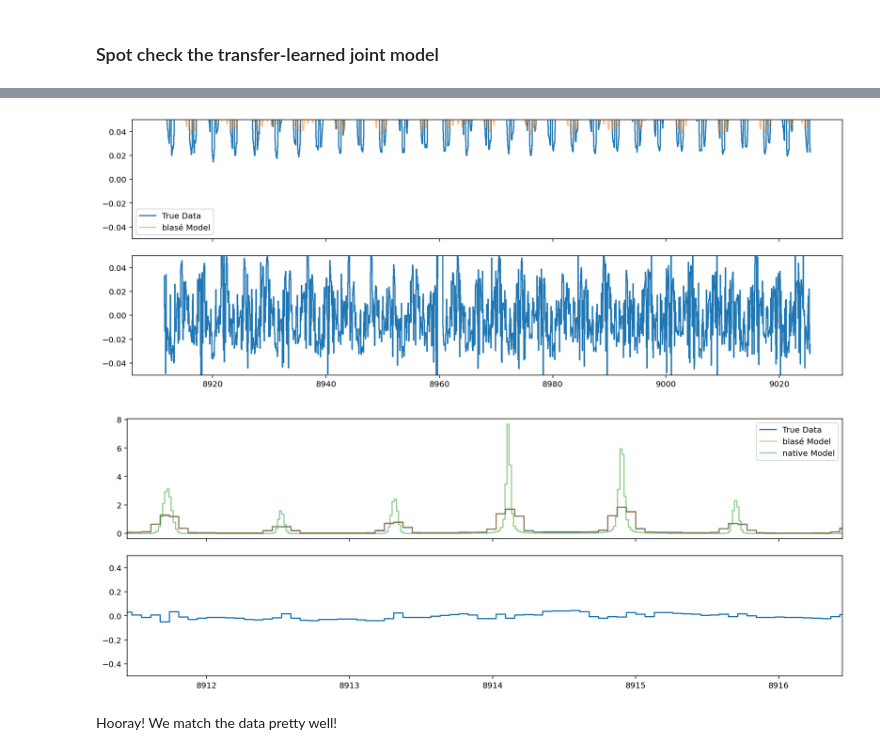
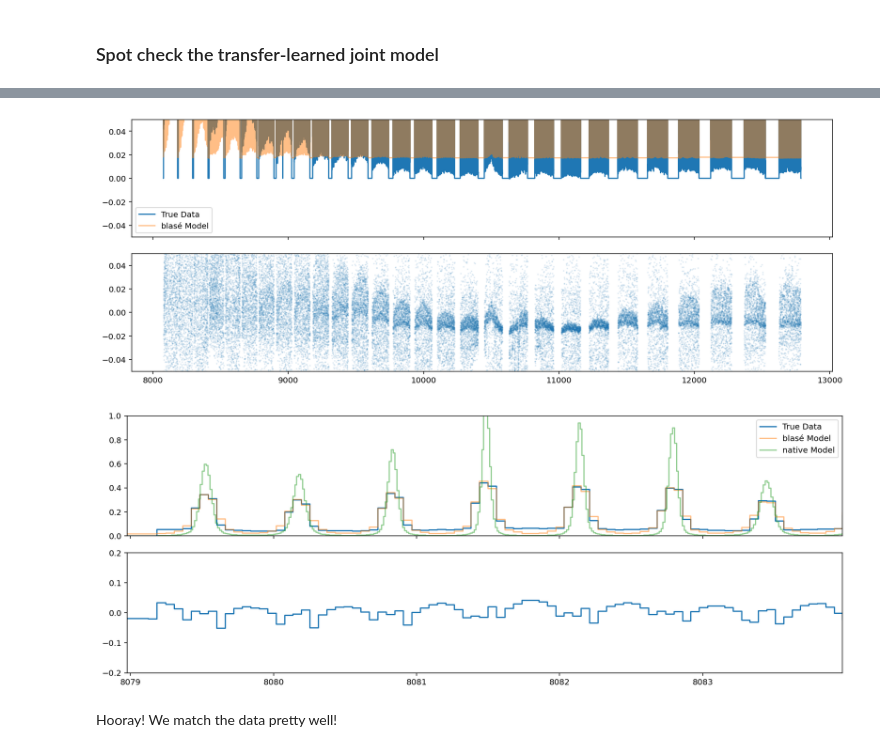
Before and after one commit to gully/coldrum, a Jupyter notebook: notebooks/02_calibration/02_calibrate_HPF_LFC.ipynb, the cells around one changed output, grey strips where cells are left out. Drawn from its saved outputs; the diff is of its cells as text; code cells hidden in the pictures.

Commit message:
Scale out blase to an entire HPF LFC spectrum

```diff
--- a/notebooks/02_calibration/02_calibrate_HPF_LFC.ipynb
+++ b/notebooks/02_calibration/02_calibrate_HPF_LFC.ipynb
@@ -195,7 +258,7 @@ def modulation_func(lengthscale, modamp1, modamp2, wl):
     costerm = modamp2 * torch.cos(2.0 * math.pi * wl/lengthscale)
     return sinterm + costerm
 # %%
-modulation_params = torch.tensor([7.7, 0.1, 0.0], requires_grad=True, dtype=torch.double)
+modulation_params = torch.tensor([7.7, 0.1, 0.0], requires_grad=True, dtype=torch.double, device=device)
 # %%
 tuning_params = list(filter(lambda p: p.requires_grad, emission_model.parameters()))\
                 + [const_term] \
@@ -224,7 +285,7 @@ tuning_params
 # %%
 optimizer = optim.Adam(tuning_params,0.05,amsgrad=True)
 # %%
-n_epochs = 500
+n_epochs = 100
 losses = []
 # %% [markdown]
 First, we need to assign uncertainty to the data in order to weigh the prior against new data:
@@ -237,3 +298,5 @@ make an adhoc kernel to convolve with
 #    lhs = emission_model.forward().unsqueeze(0).unsqueeze(1)
 #    rhs = kernel#.unsqueeze(0).unsqueeze(1)
 #    out = torch.nn.functional.conv1d(lhs, rhs, padding='same').squeeze()
+# %%
+fixed_wl = emission_model.wl_native.to(device)
@@ -245,7 +313,7 @@ for epoch in t_iter:
 
     flux = emission_model.forward()
     lengthscale, modamp1, modamp2 = modulation_params
-    modulated_flux = modulation_func(lengthscale, modamp1, modamp2, emission_model.wl_native) + flux
+    modulated_flux = modulation_func(lengthscale, modamp1, modamp2, fixed_wl) + flux
     kernel_term = torch.exp(kernel.unsqueeze(0).unsqueeze(1))
     warped_flux = torch.nn.functional.conv1d(modulated_flux.unsqueeze(0).unsqueeze(1),
                                              kernel_term/kernel_term.sum(), padding='same').squeeze()
@@ -290,14 +361,14 @@ ax1.legend();
 # %%
 fig, (ax1, ax2) = plt.subplots(nrows=2, figsize=(13, 5), sharex=True)
 fig.tight_layout()
 ax1.step(spectrum.wavelength, spectrum.flux, where='mid', label='True Data');
 ax1.step(spectrum.wavelength, detector_flux.detach().cpu().numpy(), label='blasé Model', alpha=0.5);
-ax2.step(spectrum.wavelength,residual)
+ax2.plot(spectrum.wavelength,residual,'.', ms=2, alpha=0.1)
 ax1.set_ylim(-0.05, 0.05)
 ax2.set_ylim(-0.05, 0.05)
 ax1.legend();
 # %% [output]
-[figure, old version]
+[figure, new version]
 # %%
 fig, (ax1, ax2) = plt.subplots(nrows=2, figsize=(13, 5), sharex=True)
 fig.tight_layout()
@@ -306,14 +377,15 @@ ax1.step(spectrum.wavelength, detector_flux.detach().cpu().numpy(), label='blas
 ax2.step(spectrum.wavelength,residual, where='mid')
 
 with torch.no_grad():
-    ax1.step(emission_model.wl_native, emission_model.forward(), label='native Model', alpha=0.5, where='mid');
+    ax1.step(emission_model.wl_native, emission_model.forward().cpu(), label='native Model', alpha=0.5, where='mid');
 
 ax1.set_xlim(spectrum.wavelength.min().value, spectrum.wavelength.min().value+5)
 ax2.set_xlim(spectrum.wavelength.min().value, spectrum.wavelength.min().value+5)
-ax2.set_ylim(-0.5, 0.5)
+ax2.set_ylim(-0.2, 0.2)
+ax1.set_ylim(0, 1)
 ax1.legend();
 # %% [output]
-[figure, old version]
+[figure, new version]
 # %% [markdown]
 Hooray! We match the data pretty well!
 # %%
```
Also changed, not shown: parts of 50 cells of this notebook.
